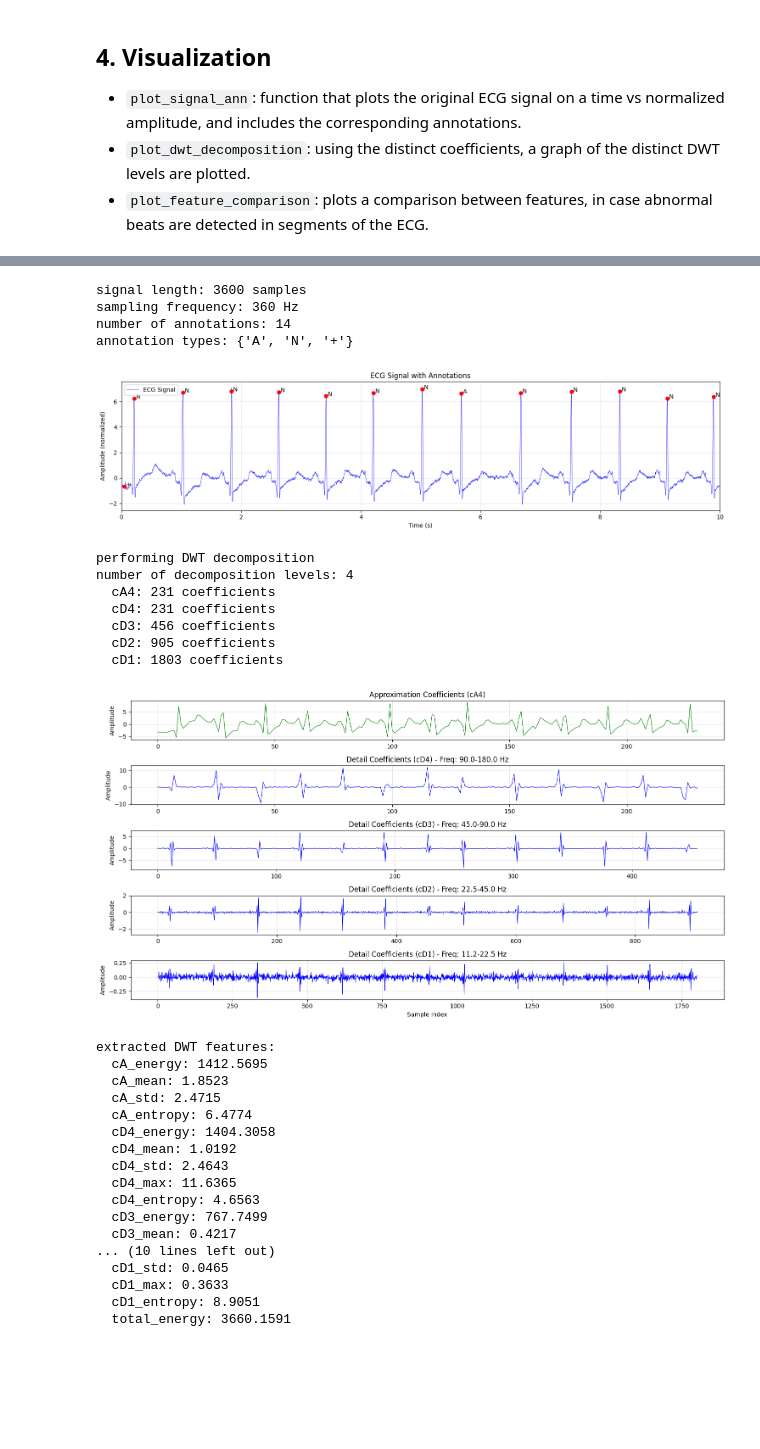
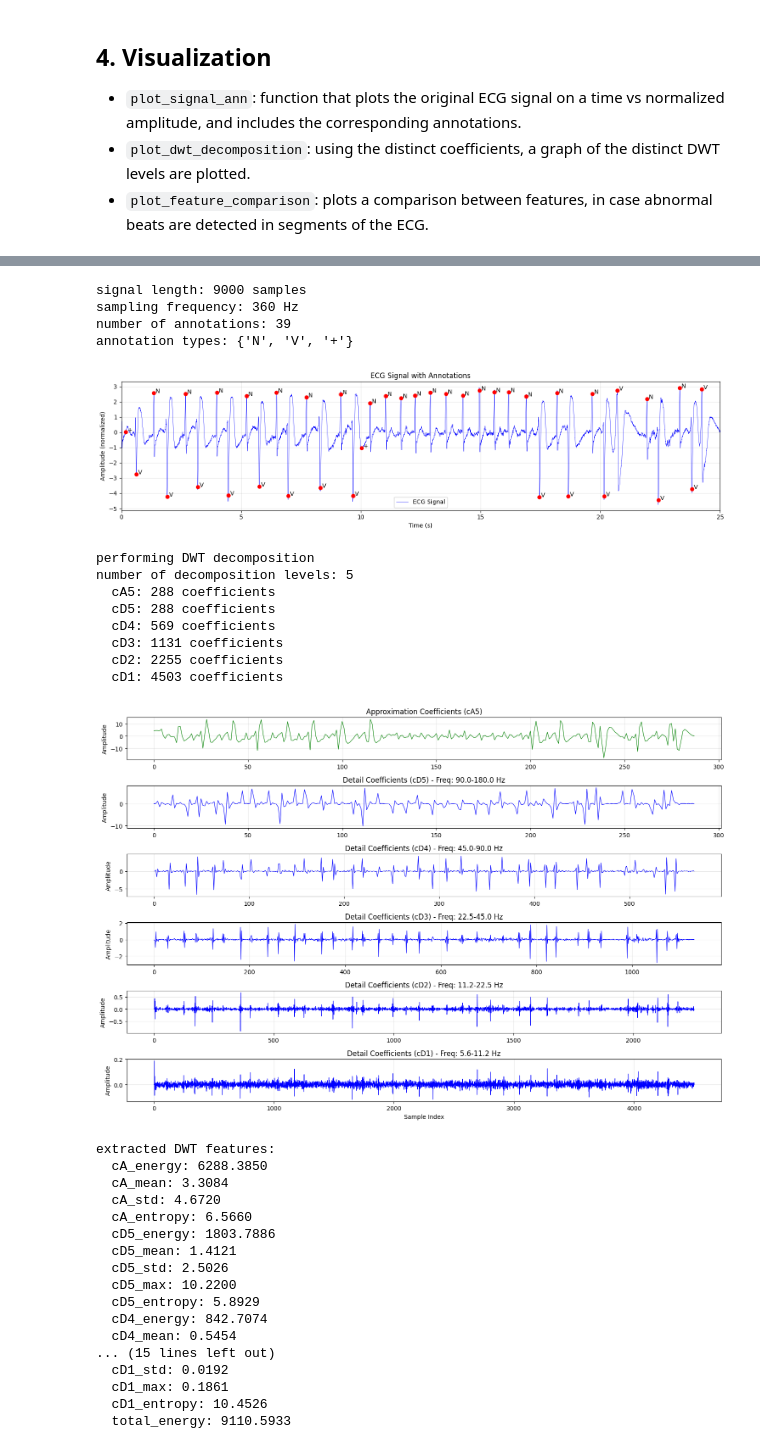
Before and after one commit to lhdz12/PVC-Arrhythmia-Detection-DWT-KNN, a Jupyter notebook: dwt_python_model.ipynb, the cells around one changed output, grey strips where cells are left out. Cells and saved outputs as stored; diff of their text form; code cells hidden in the pictures; blank space fills up the shorter version.

```diff
--- a/dwt_python_model.ipynb
+++ b/dwt_python_model.ipynb
@@ -265,67 +301,73 @@ This section divides in two parts: an analysis and recognition of the R-peaks in
 # %%
 # example: loading and analyzing a record
-ecg, fs, ann = load_mit_bih_db('100', duration=10)
+# duration
+drtn = 25
+ecg, fs, ann = load_mit_bih_db('200', duration=drtn)
 
 print(f"signal length: {len(ecg)} samples")
 print(f"sampling frequency: {fs} Hz")
 print(f"number of annotations: {len(ann['sample'])}")
 print(f"annotation types: {set(ann['symbol'])}")
 
 # preprocess
 ecg_processed = preprocess(ecg, fs)
 # visualize
-plot_signal_ann(ecg_processed, fs, ann, duration=10)
-lvl = 4
+plot_signal_ann(ecg_processed, fs, ann, duration=drtn)
+
+# decomposition level
+lvl = 5
+
 # perform the dwt
 print("\nperforming DWT decomposition")
 coeffs = dwt(ecg_processed, wavelet='db4', level=lvl)
 
 print(f"number of decomposition levels: {len(coeffs)-1}")
 for i, c in enumerate(coeffs):
     if(i == 0):
         print(f"  cA{len(coeffs)-1}: {len(c)} coefficients")
     else:
         print(f"  cD{len(coeffs)-i}: {len(c)} coefficients")
 
 # visualize decomposition
 plot_dwt_decomposition(coeffs, fs, wavelet='db4')
 
 # extract features from a segment
 features = dwt_feats(coeffs)
 print("\nextracted DWT features:")
 for name, value in features.items():
     print(f"  {name}: {value:.4f}")
 # %% [output]
-signal length: 3600 samples
+signal length: 9000 samples
 sampling frequency: 360 Hz
-number of annotations: 14
-annotation types: {'A', 'N', '+'}
+number of annotations: 39
+annotation types: {'N', 'V', '+'}
-[figure, old version]
+[figure, new version]
 performing DWT decomposition
-number of decomposition levels: 4
-  cA4: 231 coefficients
-  cD4: 231 coefficients
-  cD3: 456 coefficients
-  cD2: 905 coefficients
-  cD1: 1803 coefficients
+number of decomposition levels: 5
+  cA5: 288 coefficients
+  cD5: 288 coefficients
+  cD4: 569 coefficients
+  cD3: 1131 coefficients
+  cD2: 2255 coefficients
+  cD1: 4503 coefficients
-[figure, old version]
+[figure, new version]
 extracted DWT features:
-  cA_energy: 1412.5695
-  cA_mean: 1.8523
-  cA_std: 2.4715
-  cA_entropy: 6.4774
-  cD4_energy: 1404.3058
-  cD4_mean: 1.0192
-  cD4_std: 2.4643
-  cD4_max: 11.6365
-  cD4_entropy: 4.6563
-  cD3_energy: 767.7499
-  cD3_mean: 0.4217
-... (10 lines left out)
-  cD1_std: 0.0465
-  cD1_max: 0.3633
-  cD1_entropy: 8.9051
-  total_energy: 3660.1591
+  cA_energy: 6288.3850
+  cA_mean: 3.3084
+  cA_std: 4.6720
+  cA_entropy: 6.5660
+  cD5_energy: 1803.7886
+  cD5_mean: 1.4121
+  cD5_std: 2.5026
+  cD5_max: 10.2200
+  cD5_entropy: 5.8929
+  cD4_energy: 842.7074
+  cD4_mean: 0.5454
+... (15 lines left out)
+  cD1_std: 0.0192
+  cD1_max: 0.1861
+  cD1_entropy: 10.4526
+  total_energy: 9110.5933
 # %%
 beats = segments(ecg_processed, ann, fs, window_size = 0.3)
 print(f"beat types found: {list(beats.keys())}")
```
Also changed, not shown: parts of 17 cells of this notebook.
